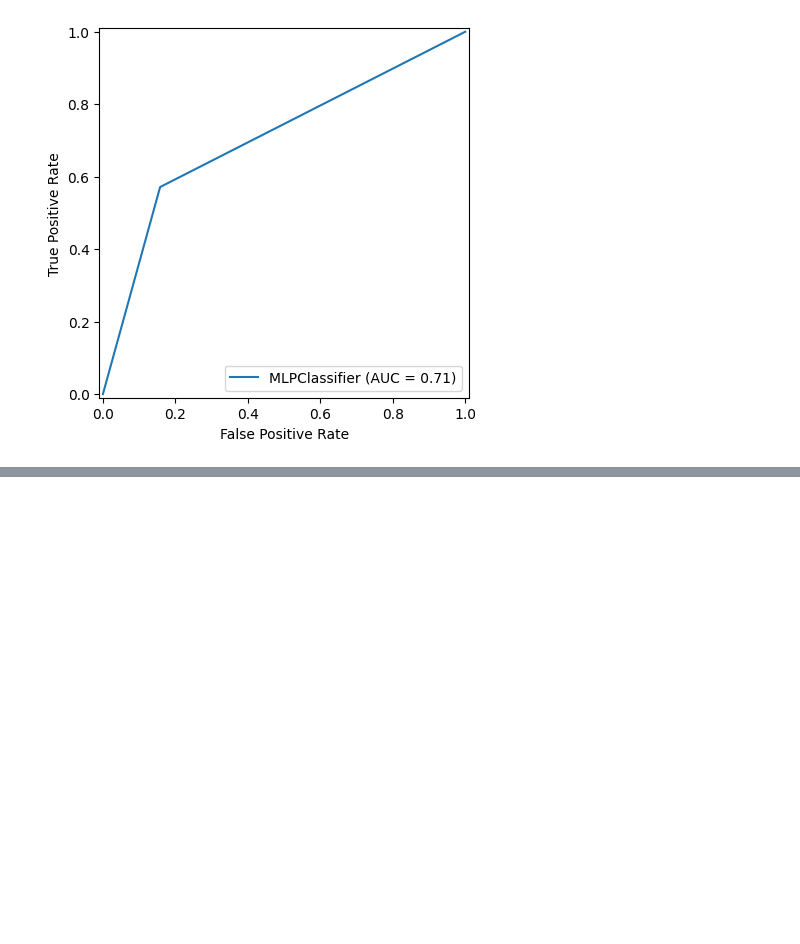
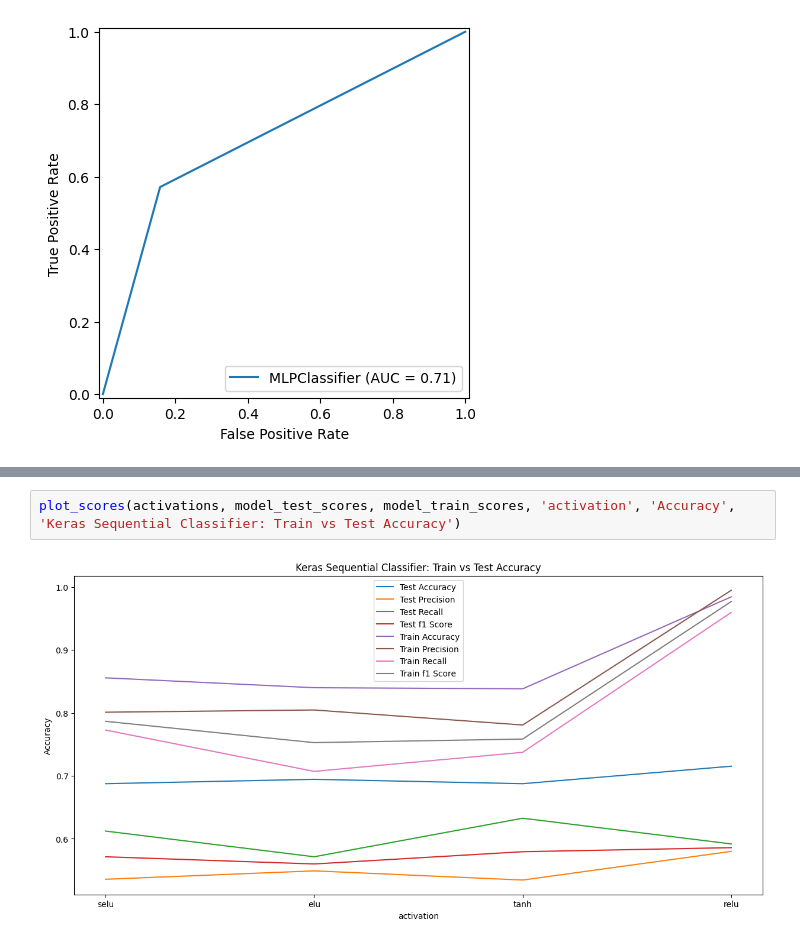
Before and after one commit to jcgomezv/AIMLCapstoneJuan, a Jupyter notebook: DiabetesDiagnostic.ipynb, the cells around one changed output, grey strips where cells are left out. Drawn from its saved outputs; the diff is of its cells as text; blank space fills up the shorter version.

```diff
--- a/DiabetesDiagnostic.ipynb
+++ b/DiabetesDiagnostic.ipynb
@@ -708,0 +778,4 @@ Confusion Matrix for MLPClassifier
+# %%
+plot_scores(activations, model_test_scores, model_train_scores, 'activation', 'Accuracy', 'Keras Sequential Classifier: Train vs Test Accuracy')
+# %% [output]
+[figure, added]
```
Also changed, not shown: parts of 49 cells of this notebook, 3 other files.
